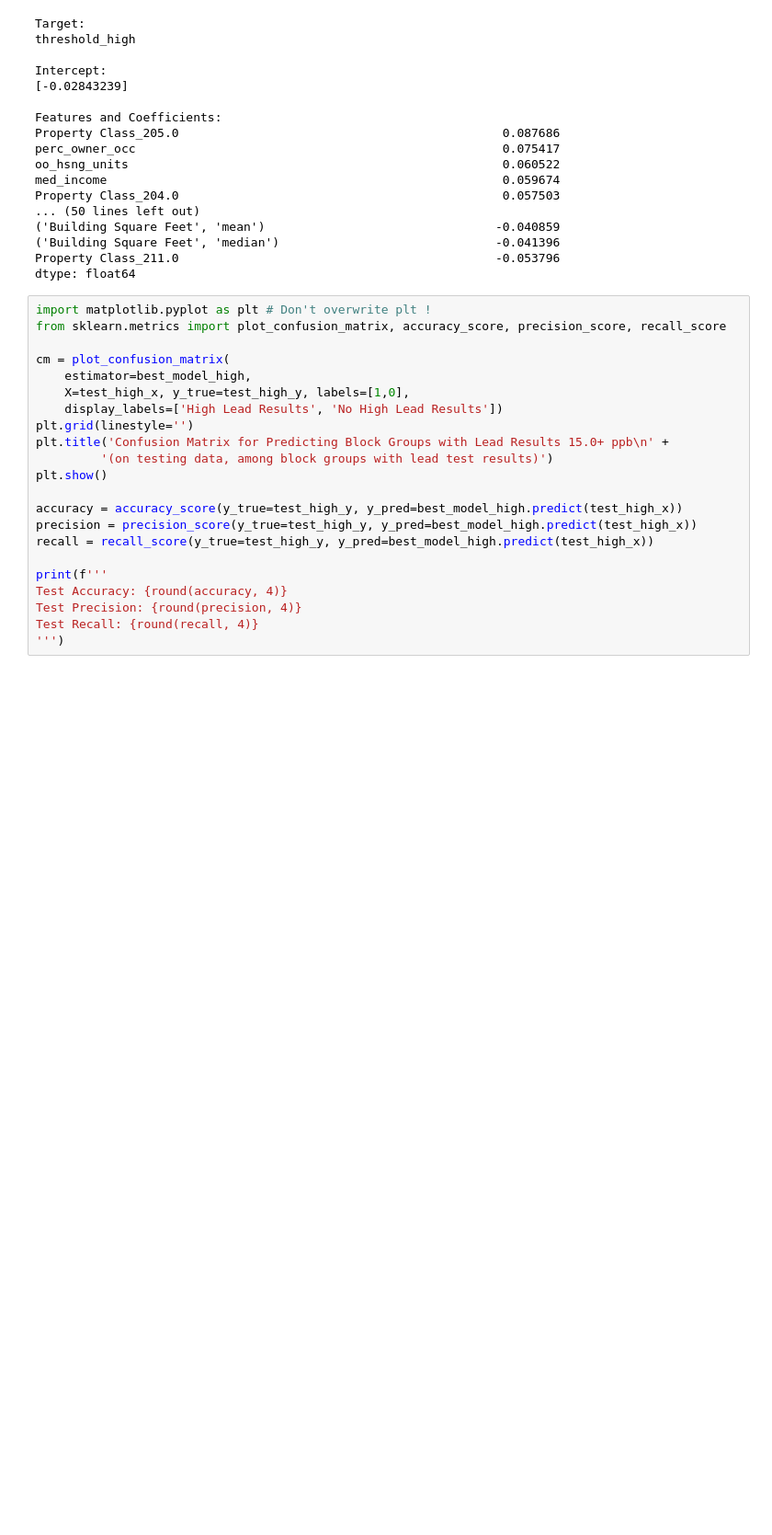
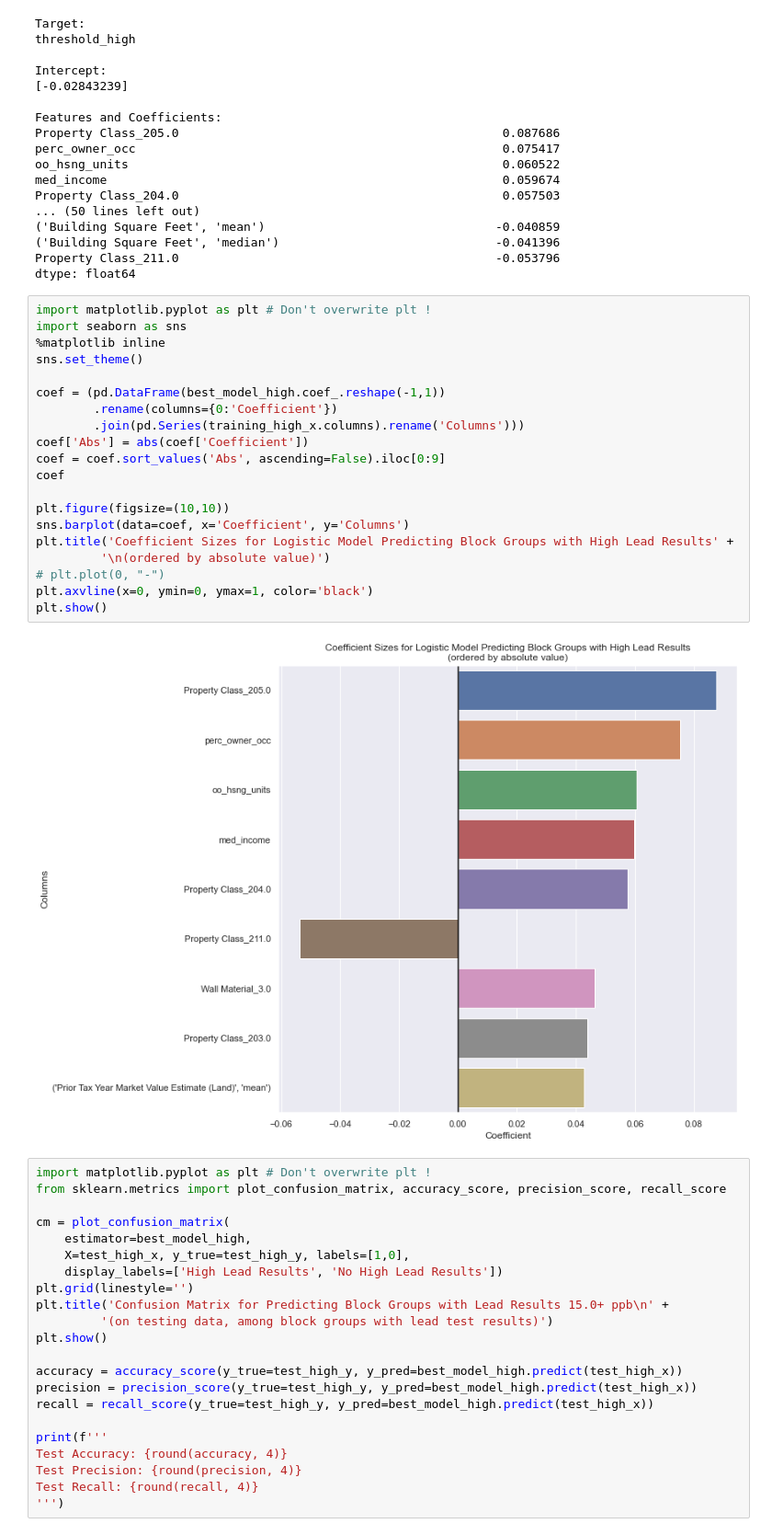
Before and after one commit to vbalza/chicago_water_lead, a Jupyter notebook: Logistic Model.ipynb, the cells around one changed output. Shown at 92% size. Drawn from its saved outputs; the diff is of its cells as text; blank space fills up the shorter version.

Commit message:
Logistic Features and Coef ready

```diff
--- a/Logistic Model.ipynb
+++ b/Logistic Model.ipynb
@@ -225,6 +225,28 @@ Property Class_204.0                                             0.057503
 ('Building Square Feet', 'median')                              -0.041396
 Property Class_211.0                                            -0.053796
 dtype: float64
+# %%
+import matplotlib.pyplot as plt # Don't overwrite plt !
+import seaborn as sns
+%matplotlib inline
+sns.set_theme()
+
+coef = (pd.DataFrame(best_model_high.coef_.reshape(-1,1))
+        .rename(columns={0:'Coefficient'})
+        .join(pd.Series(training_high_x.columns).rename('Columns')))
+coef['Abs'] = abs(coef['Coefficient'])
+coef = coef.sort_values('Abs', ascending=False).iloc[0:9]
+coef
+
+plt.figure(figsize=(10,10))
+sns.barplot(data=coef, x='Coefficient', y='Columns')
+plt.title('Coefficient Sizes for Logistic Model Predicting Block Groups with High Lead Results' +
+         '\n(ordered by absolute value)')
+# plt.plot(0, "-")
+plt.axvline(x=0, ymin=0, ymax=1, color='black')
+plt.show()
+# %% [output]
+[figure, added]
 # %%
 import matplotlib.pyplot as plt # Don't overwrite plt !
 from sklearn.metrics import plot_confusion_matrix, accuracy_score, precision_score, recall_score
```
Also changed, not shown: parts of 4 cells of this notebook, 1 other file.
